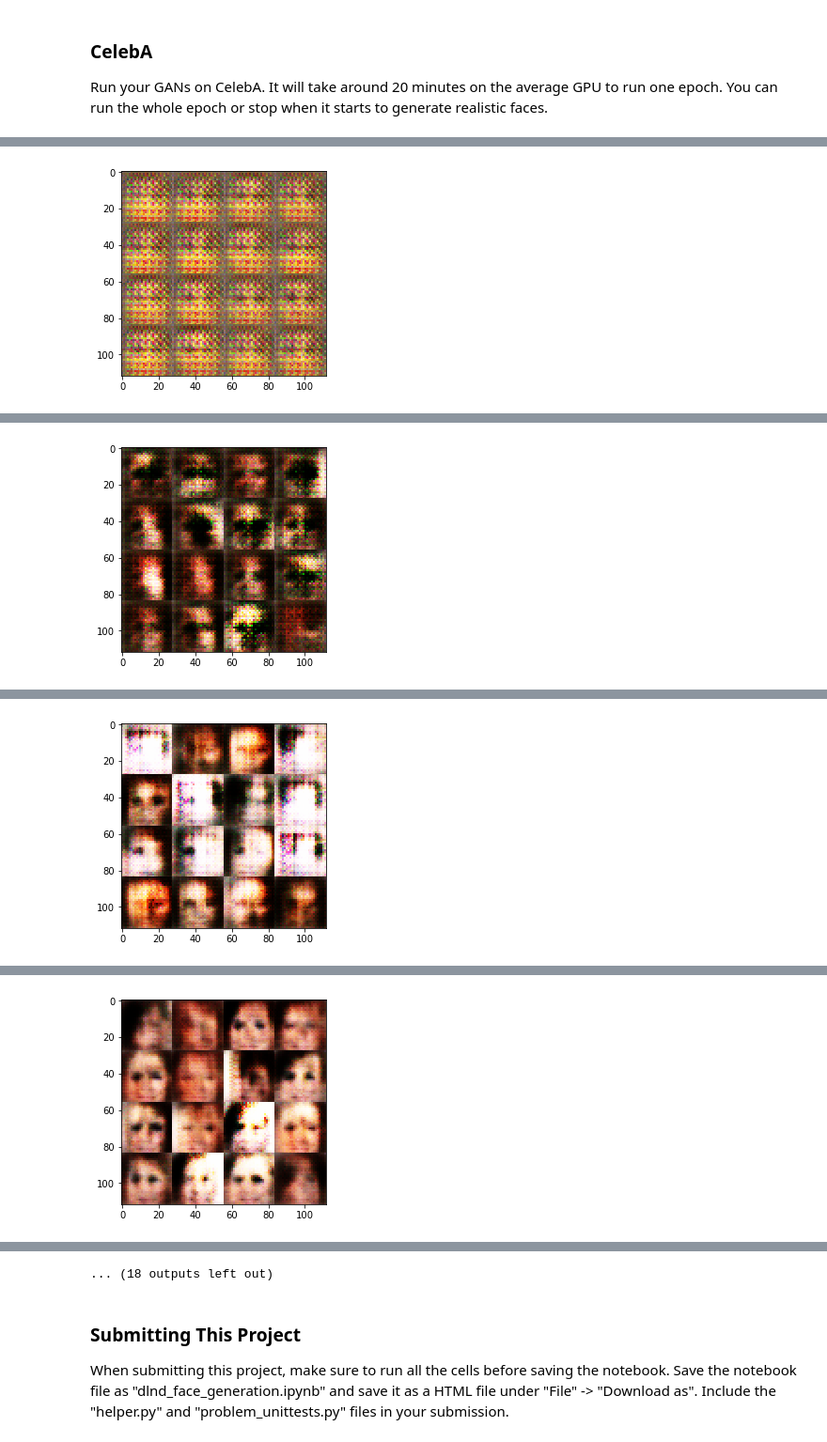
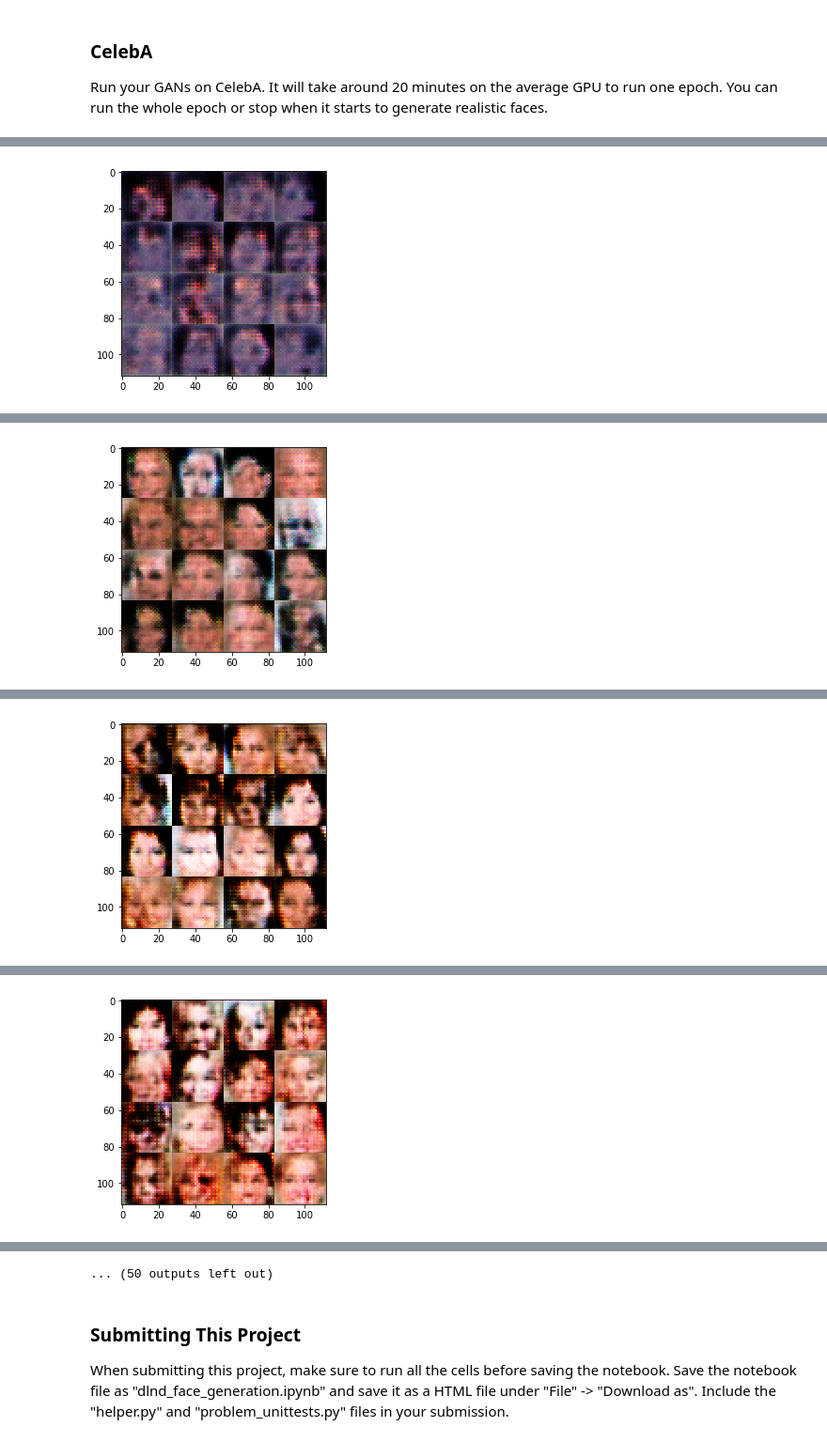
Before and after one commit to kdw4803/face_generation, a Jupyter notebook: dlnd_face_generation.ipynb, the cells around one changed output, grey strips where cells are left out. Shown at 94% size. Saved outputs shown, nothing was run; the diff lists cells and outputs as text; code cells hidden in the pictures.

Commit message:
modify batch_size

```diff
--- a/dlnd_face_generation.ipynb
+++ b/dlnd_face_generation.ipynb
@@ -185,25 +186,25 @@ def generator(z, out_channel_dim, is_train=True):
     """
     # TODO: Implement Function
     with tf.variable_scope("generator",reuse = not is_train):
-        l1 = tf.layers.dense(z, 4*4*128)
+        l1 = tf.layers.dense(z, 7*7*256)
         # Reshape it to start the convolutional stack
-        l1 = tf.reshape(l1, (-1, 4, 4, 128))
+        l1 = tf.reshape(l1, (-1, 7, 7, 256))
         l1 = tf.layers.batch_normalization(l1, training=is_train)
-        l1 = tf.maximum(0.2 * l1, l1)
-        # 4x4x128 now
+#         l1 = tf.maximum(0.01 * l1, l1)
+        # 7x7x256 now
 
-        l2 = tf.layers.conv2d_transpose(l1,64, 4, strides=1, padding='valid')
+        l2 = tf.layers.conv2d_transpose(l1,128, 5, strides=2, padding='same')
         l2 = tf.layers.batch_normalization(l2, training=is_train)
-        l2 = tf.maximum(0.2 * l2, l2)
-        # 7x7x64 now
+        l2 = tf.maximum(0.01 * l2, l2)
+        # 14x14x128 now
 
-        l3 = tf.layers.conv2d_transpose(l2,32, 5, strides=2, padding='same')
+        l3 = tf.layers.conv2d_transpose(l2,64, 5, strides=2, padding='same')
         l3 = tf.layers.batch_normalization(l3, training=is_train)
-        l3 = tf.maximum(0.2 * l3, l3)
-        # 14x14x32now
+        l3 = tf.maximum(0.01 * l3, l3)
+        # 28x28x64now
 
         # Output layer
-        logits = tf.layers.conv2d_transpose(l3, out_channel_dim, 5, strides=2, padding='same')
+        logits = tf.layers.conv2d_transpose(l3, out_channel_dim, 5, strides=1, padding='same')
         # 28x28x3 now
         out = tf.tanh(logits)
 
@@ -237,9 +238,9 @@ def model_loss(input_real, input_z, out_channel_dim):
     d_model_fake, d_logits_fake = discriminator(g_model, reuse=True)
 
     d_loss_real = tf.reduce_mean(
-        tf.nn.sigmoid_cross_entropy_with_logits(logits=d_logits_real, labels=tf.ones_like(d_model_real)))
+        tf.nn.sigmoid_cross_entropy_with_logits(logits=d_logits_real, labels=tf.ones_like(d_model_real) * 0.9))
     d_loss_fake = tf.reduce_mean(
-        tf.nn.sigmoid_cross_entropy_with_logits(logits=d_logits_fake, labels=tf.zeros_like(d_model_fake)))
+        tf.nn.sigmoid_cross_entropy_with_logits(logits=d_logits_fake, labels=tf.zeros_like(d_model_real)))
     g_loss = tf.reduce_mean(
         tf.nn.sigmoid_cross_entropy_with_logits(logits=d_logits_fake, labels=tf.ones_like(d_model_fake)))
 
@@ -402,7 +408,7 @@ Epoch 2/2... Discriminator Loss: 1.2025... Generator Loss: 1.6537
 ### CelebA
 Run your GANs on CelebA.  It will take around 20 minutes on the average GPU to run one epoch.  You can run the whole epoch or stop when it starts to generate realistic faces.
 # %%
-batch_size = 128
+batch_size = 64
 z_dim = 100
 learning_rate = 0.001
 beta1 = 0.5
@@ -422 +428 @@ Epoch 1/1... Discriminator Loss: 0.1590... Generator Loss: 2.4438
-[figure, old version]
+[figure, new version]
@@ -424 +430 @@ Epoch 1/1... Discriminator Loss: 0.3659... Generator Loss: 1.7939
-[figure, old version]
+[figure, new version]
@@ -426 +432 @@ Epoch 1/1... Discriminator Loss: 0.3289... Generator Loss: 2.1164
-[figure, old version]
+[figure, new version]
@@ -428 +434 @@ Epoch 1/1... Discriminator Loss: 0.5473... Generator Loss: 1.8646
-[figure, old version]
+[figure, new version]
@@ -433,4 +439,4 @@ Epoch 1/1... Discriminator Loss: 0.5885... Generator Loss: 1.5170
-... (18 outputs left out)
+... (50 outputs left out)
 # %% [markdown]
 ### Submitting This Project
 When submitting this project, make sure to run all the cells before saving the notebook. Save the notebook file as "dlnd_face_generation.ipynb" and save it as a HTML file under "File" -> "Download as". Include the "helper.py" and "problem_unittests.py" files in your submission.
```
Also changed, not shown: parts of 4 cells of this notebook, 1 other file.
